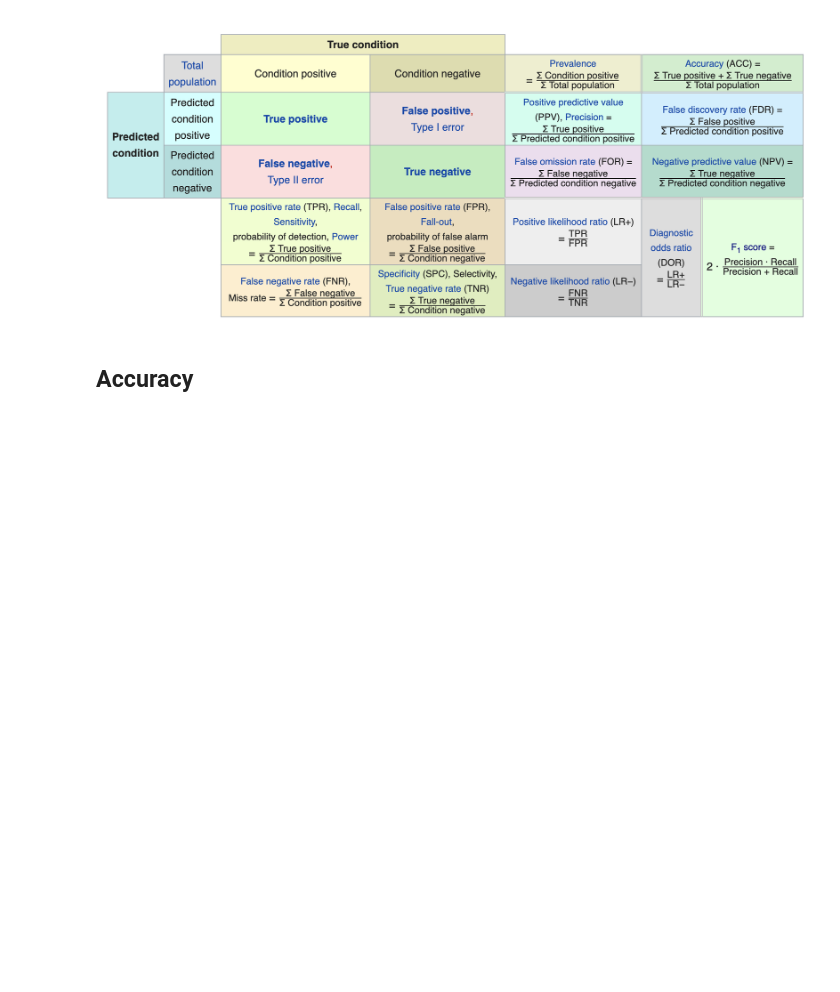
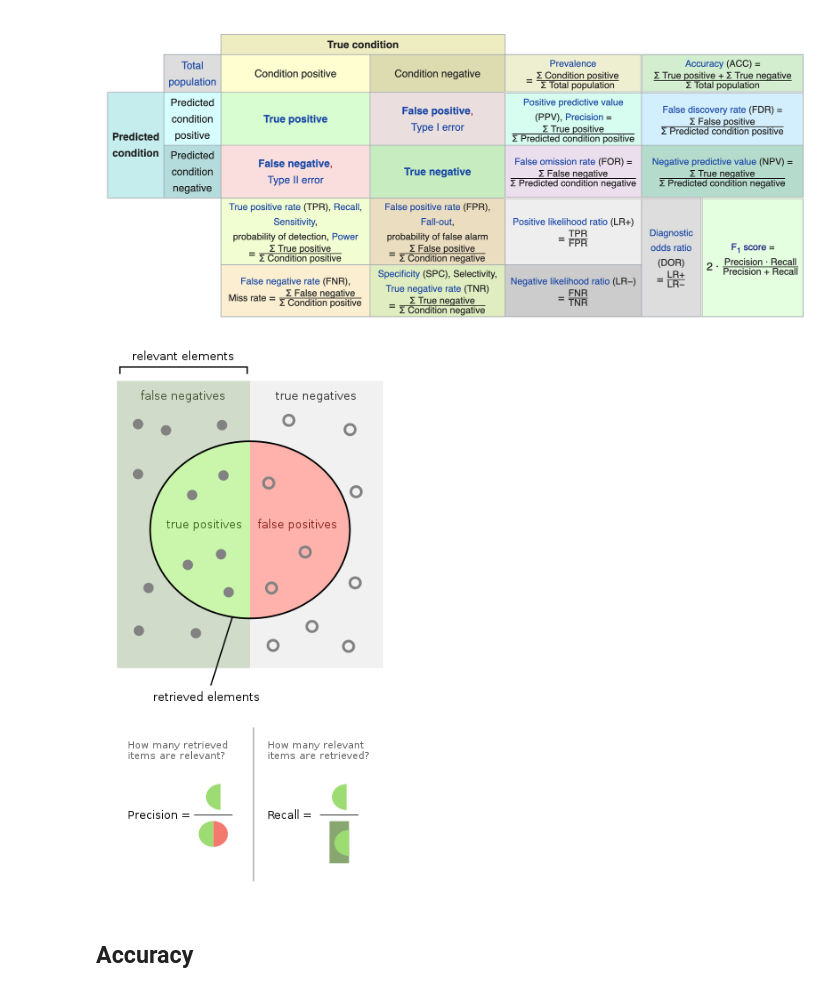
Before and after one commit to cbrownley/2022ODSC_WEST_MLWITHPYTHON, a Jupyter notebook: notebooks/2 - Cross-validation.ipynb, the cells around one changed output. Saved outputs shown, nothing was run; the diff lists cells and outputs as text; code cells hidden in the pictures; blank space fills up the shorter version.

```diff
--- a/notebooks/2 - Cross-validation.ipynb
+++ b/notebooks/2 - Cross-validation.ipynb
@@ -118,6 +118,10 @@ list(sklearn.metrics.SCORERS.keys())
 Image(filename='../images/binary_classification_table.png', width=900)
 # %% [output]
 [figure]
+# %%
+Image(filename='../images/precision_recall_wikipedia.png', width=400)
+# %% [output]
+[figure, added]
 # %%
 from sklearn.metrics import accuracy_score, precision_score, recall_score, f1_score, roc_auc_score
 # %% [markdown]
```
Also changed, not shown: 1 other file.
